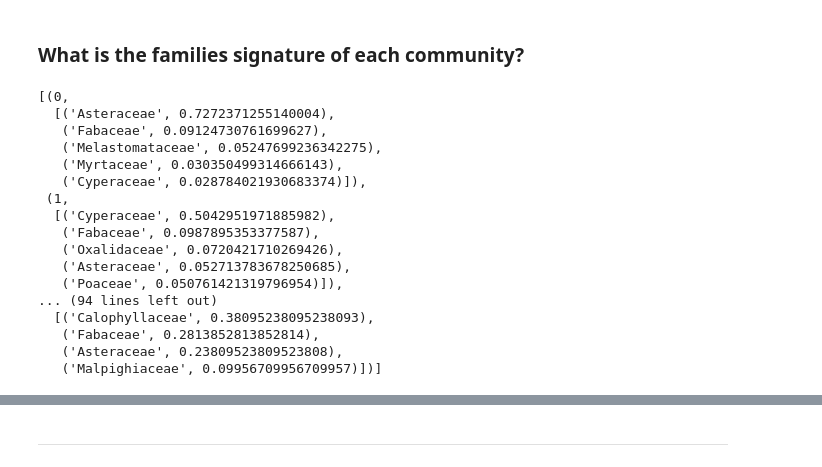
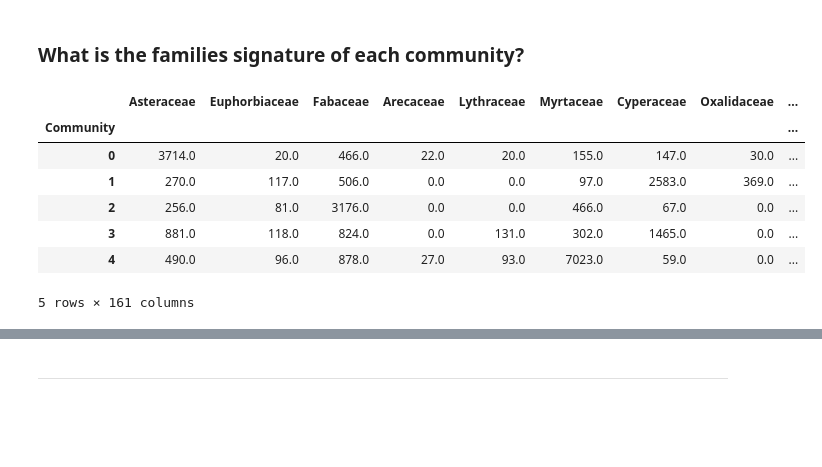
Before and after one commit to pedrosiracusa/tese_lncc_code, a Jupyter notebook: notebooks/chapter4/SCN_projections.ipynb, the cells around one changed output, grey strips where cells are left out. Drawn from its saved outputs; the diff is of its cells as text; code cells hidden in the pictures; blank space fills up the shorter version.

```diff
--- a/notebooks/chapter4/SCN_projections.ipynb
+++ b/notebooks/chapter4/SCN_projections.ipynb
@@ -318,22 +297,17 @@ def comm_taxonomic_composition(taxa_dict):
 # %%
-comm_taxa = [ (comm_id, comm_taxonomic_composition(merge_dicts([count_spp_per_collector(col) for col in comm_cols]))) for comm_id, comm_cols in communities]
+df = pd.DataFrame.from_dict(
+    dict((comm_id, merge_dicts([count_spp_per_collector(col) for col in comm_cols])) for comm_id, comm_cols in communities),
+    orient='index').fillna(0)
+
+df.index.name = 'Community'
-# %%
-[ (com, sorted(dict_taxa.items(), key=lambda x:x[1],reverse=True)[:5]) for com,dict_taxa in comm_taxa ]
-# %% [output]
-[(0,
-  [('Asteraceae', 0.7272371255140004),
-   ('Fabaceae', 0.09124730761699627),
-   ('Melastomataceae', 0.05247699236342275),
-   ('Myrtaceae', 0.030350499314666143),
-   ('Cyperaceae', 0.028784021930683374)]),
- (1,
-  [('Cyperaceae', 0.5042951971885982),
-   ('Fabaceae', 0.0987895353377587),
-   ('Oxalidaceae', 0.0720421710269426),
-   ('Asteraceae', 0.052713783678250685),
-   ('Poaceae', 0.050761421319796954)]),
-... (94 lines left out)
-  [('Calophyllaceae', 0.38095238095238093),
-   ('Fabaceae', 0.2813852813852814),
-   ('Asteraceae', 0.23809523809523808),
-   ('Malpighiaceae', 0.09956709956709957)])]
+# %%
+df.head()
+# %% [output]
+|  | Asteraceae | Euphorbiaceae | Fabaceae | Arecaceae | Lythraceae | Myrtaceae | Cyperaceae | Oxalidaceae | ... |
+| Community |  |  |  |  |  |  |  |  | ... |
+| 0 | 3714.0 | 20.0 | 466.0 | 22.0 | 20.0 | 155.0 | 147.0 | 30.0 | ... |
+| 1 | 270.0 | 117.0 | 506.0 | 0.0 | 0.0 | 97.0 | 2583.0 | 369.0 | ... |
+| 2 | 256.0 | 81.0 | 3176.0 | 0.0 | 0.0 | 466.0 | 67.0 | 0.0 | ... |
+| 3 | 881.0 | 118.0 | 824.0 | 0.0 | 131.0 | 302.0 | 1465.0 | 0.0 | ... |
+| 4 | 490.0 | 96.0 | 878.0 | 27.0 | 93.0 | 7023.0 | 59.0 | 0.0 | ... |
+5 rows × 161 columns
```
Also changed, not shown: parts of 31 cells of this notebook, 2 other files.
